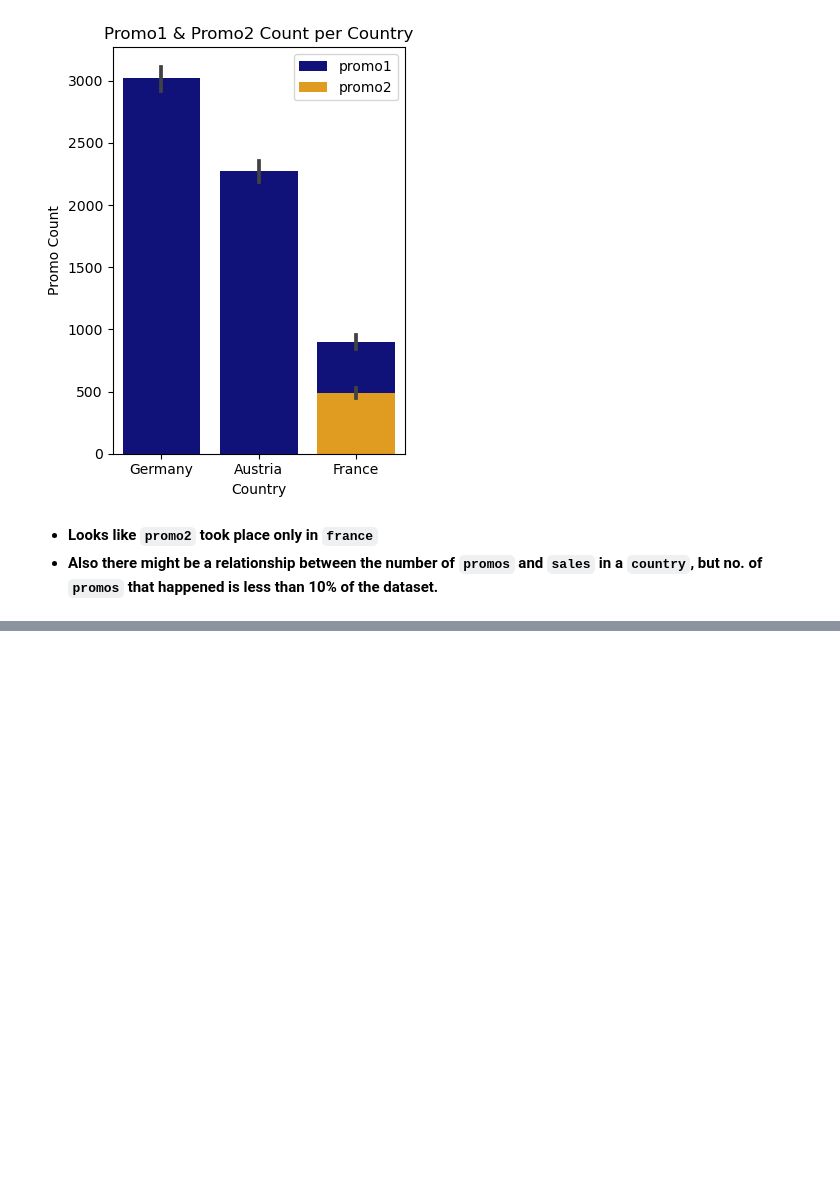
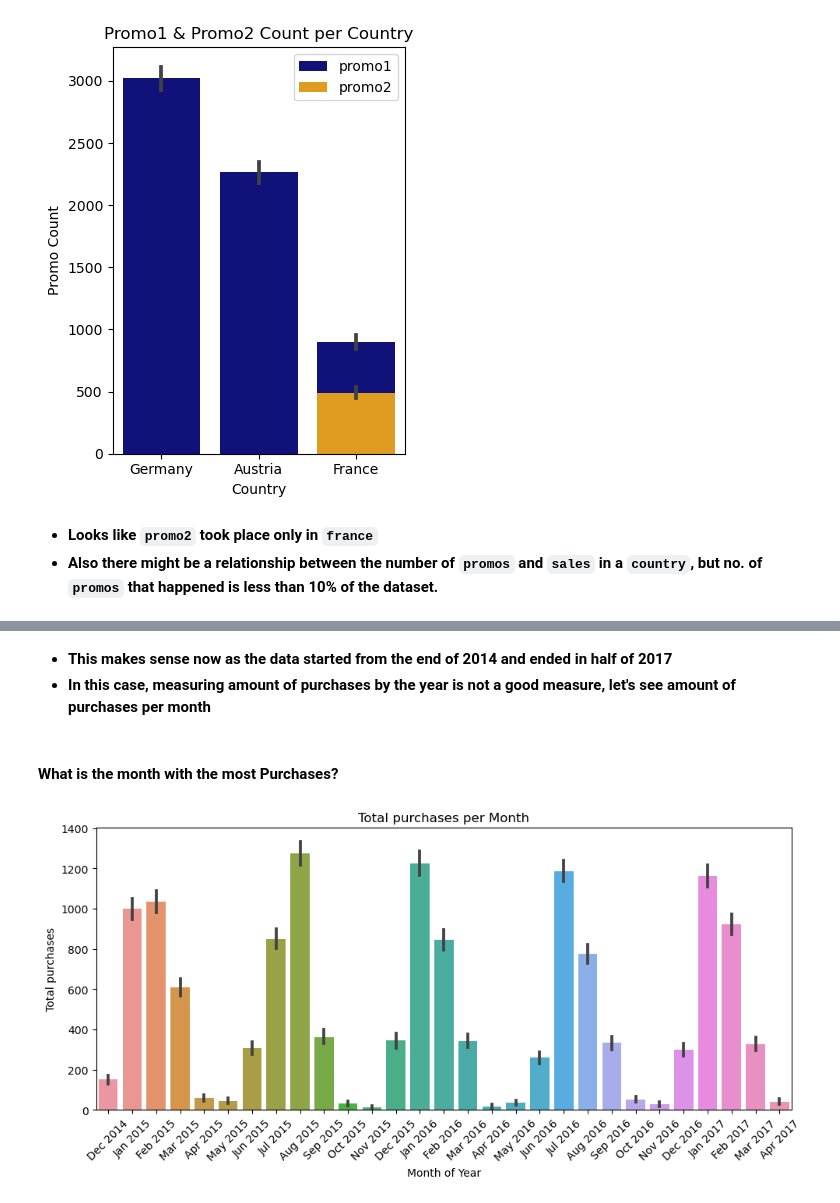
Before and after one commit to AlyAEE/Sports-Wear-Group-Classification-Project, a Jupyter notebook: Notebooks/02.ExploratoryDataAnalysis.ipynb, the cells around one changed output, grey strips where cells are left out. Cells and saved outputs as stored; diff of their text form; code cells hidden in the pictures; blank space fills up the shorter version.

```diff
--- a/Notebooks/02.ExploratoryDataAnalysis.ipynb
+++ b/Notebooks/02.ExploratoryDataAnalysis.ipynb
@@ -224,13 +162,0 @@ product with sales, profit, cost, promos,
-# %%
-# Plot the frequency of each value in 'productgroup' using Seaborn
-sns.set(style="darkgrid")
-plt.figure(figsize=(8, 6))
-sns.countplot(data=df, x='productgroup')
-
-# Set labels and title
-plt.xlabel('Product Group')
-plt.ylabel('Frequency')
-plt.title('  ProductGroup Frequency')
-
-# Display the plot
-plt.show()
@@ -869,0 +262,28 @@ plt.show()
+# %% [markdown]
+- **This makes sense now as the data started from the end of 2014 and ended in half of 2017**
+- **In this case, measuring amount of purchases by the year is not a good measure, let's see amount of purchases per month**
+# %% [markdown]
+#### What is the month with the most Purchases?
+# %%
+# create month_year column
+df['month_year'] = df['retailweek'].dt.strftime('%b %Y')
+
+# sort the dataset by the date column
+df = df.sort_values('retailweek')
+
+# plot a bar plot to compute how many purchases done in each month
+plt.figure(figsize=(10, 5))
+
+sns.barplot(data=df, x='month_year',y='label',estimator='sum')
+
+plt.title('Total purchases per Month')
+plt.xlabel('Month of Year')
+plt.ylabel('Total purchases')
+plt.xticks(rotation=45)  # Rotate x-labels by 45 degrees
+
+plt.tight_layout()
+
+save_fig('10-total_purchases_per_month')
+plt.show()
+# %% [output]
+[figure, added]
```
Also changed, not shown: parts of 91 cells of this notebook, 14 other files.
